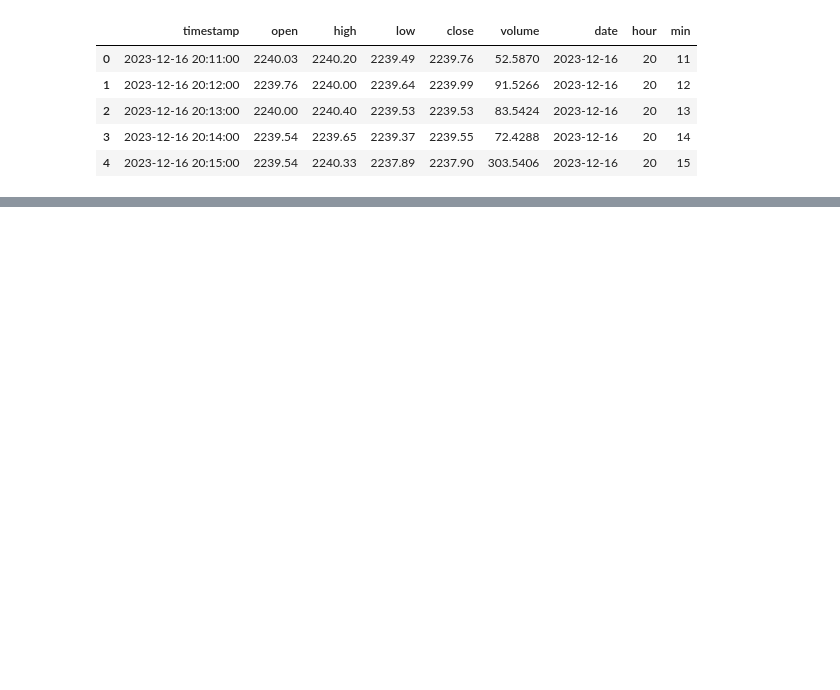
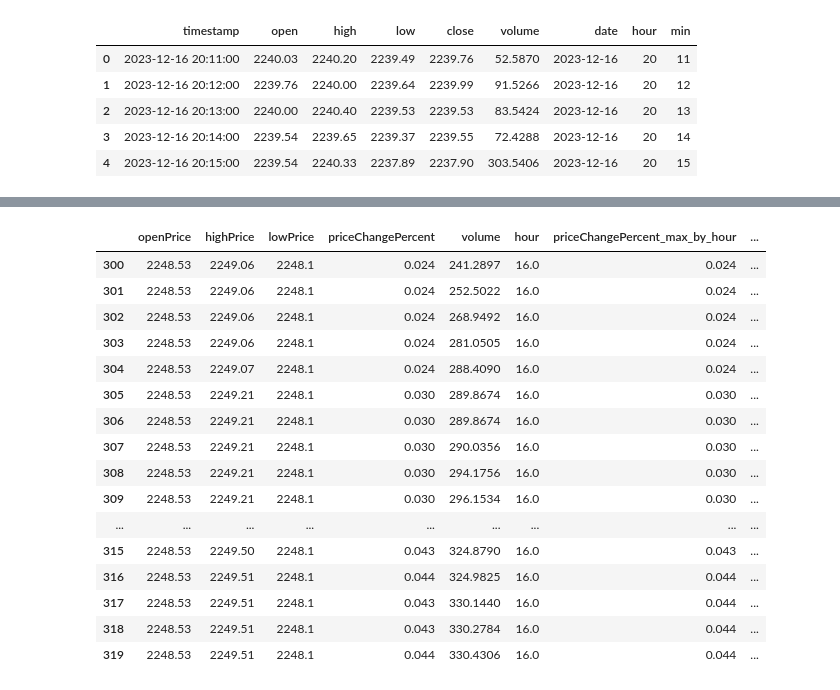
Before and after one commit to kimteespk/realtime-ml-crypto-with-offline-pred-as-attr, a Jupyter notebook: explore_data/check_data.ipynb, the cells around one changed output, grey strips where cells are left out. Cells and saved outputs as stored; diff of their text form; code cells hidden in the pictures; blank space fills up the shorter version.

```diff
--- a/explore_data/check_data.ipynb
+++ b/explore_data/check_data.ipynb
@@ -620,3 +658,8 @@ df.head()
 | 2 | 2023-12-16 20:13:00 | 2240.00 | 2240.40 | 2239.53 | 2239.53 | 83.5424 | 2023-12-16 | 20 | 13 |
 | 3 | 2023-12-16 20:14:00 | 2239.54 | 2239.65 | 2239.37 | 2239.55 | 72.4288 | 2023-12-16 | 20 | 14 |
 | 4 | 2023-12-16 20:15:00 | 2239.54 | 2240.33 | 2237.89 | 2237.90 | 303.5406 | 2023-12-16 | 20 | 15 |
+# %%
+import pandas as pd
+df = pd.read_csv('../amf_n10_step5.csv')
+df['error'] = (df['y_actual'] - df['y_predict']).abs()
+df.tail()
@@ -622,0 +701,20 @@ df.head()
+# %%
+df.iloc[300:320]
+# %% [output]
+|  | openPrice | highPrice | lowPrice | priceChangePercent | volume | hour | priceChangePercent_max_by_hour | ... |
+| 300 | 2248.53 | 2249.06 | 2248.1 | 0.024 | 241.2897 | 16.0 | 0.024 | ... |
+| 301 | 2248.53 | 2249.06 | 2248.1 | 0.024 | 252.5022 | 16.0 | 0.024 | ... |
+| 302 | 2248.53 | 2249.06 | 2248.1 | 0.024 | 268.9492 | 16.0 | 0.024 | ... |
+| 303 | 2248.53 | 2249.06 | 2248.1 | 0.024 | 281.0505 | 16.0 | 0.024 | ... |
+| 304 | 2248.53 | 2249.07 | 2248.1 | 0.024 | 288.4090 | 16.0 | 0.024 | ... |
+| 305 | 2248.53 | 2249.21 | 2248.1 | 0.030 | 289.8674 | 16.0 | 0.030 | ... |
+| 306 | 2248.53 | 2249.21 | 2248.1 | 0.030 | 289.8674 | 16.0 | 0.030 | ... |
+| 307 | 2248.53 | 2249.21 | 2248.1 | 0.030 | 290.0356 | 16.0 | 0.030 | ... |
+| 308 | 2248.53 | 2249.21 | 2248.1 | 0.030 | 294.1756 | 16.0 | 0.030 | ... |
+| 309 | 2248.53 | 2249.21 | 2248.1 | 0.030 | 296.1534 | 16.0 | 0.030 | ... |
+| ... | ... | ... | ... | ... | ... | ... | ... | ... |
+| 315 | 2248.53 | 2249.50 | 2248.1 | 0.043 | 324.8790 | 16.0 | 0.043 | ... |
+| 316 | 2248.53 | 2249.51 | 2248.1 | 0.044 | 324.9825 | 16.0 | 0.044 | ... |
+| 317 | 2248.53 | 2249.51 | 2248.1 | 0.043 | 330.1440 | 16.0 | 0.044 | ... |
+| 318 | 2248.53 | 2249.51 | 2248.1 | 0.043 | 330.2784 | 16.0 | 0.044 | ... |
+| 319 | 2248.53 | 2249.51 | 2248.1 | 0.044 | 330.4306 | 16.0 | 0.044 | ... |
```
Also changed, not shown: parts of 32 cells of this notebook, 7 other files.
